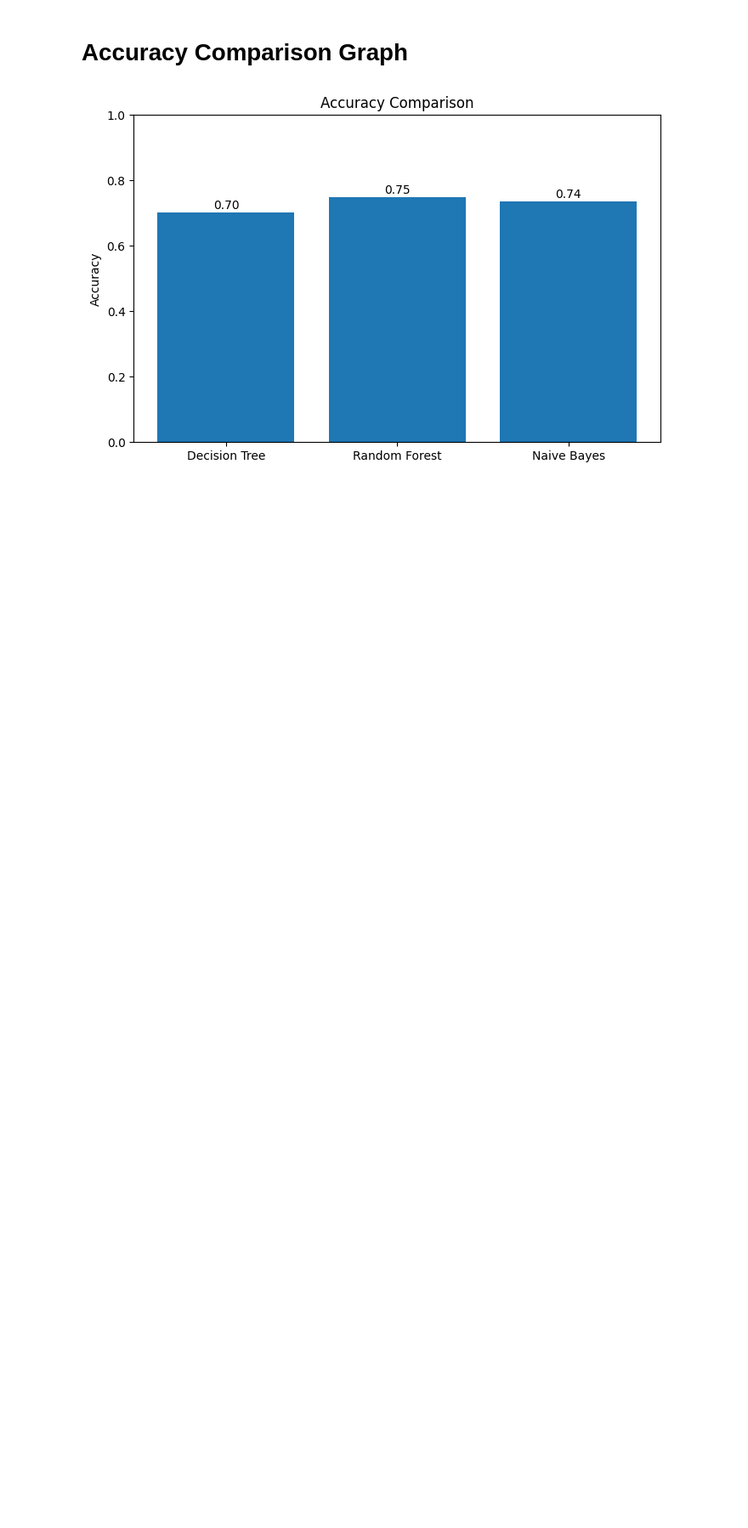
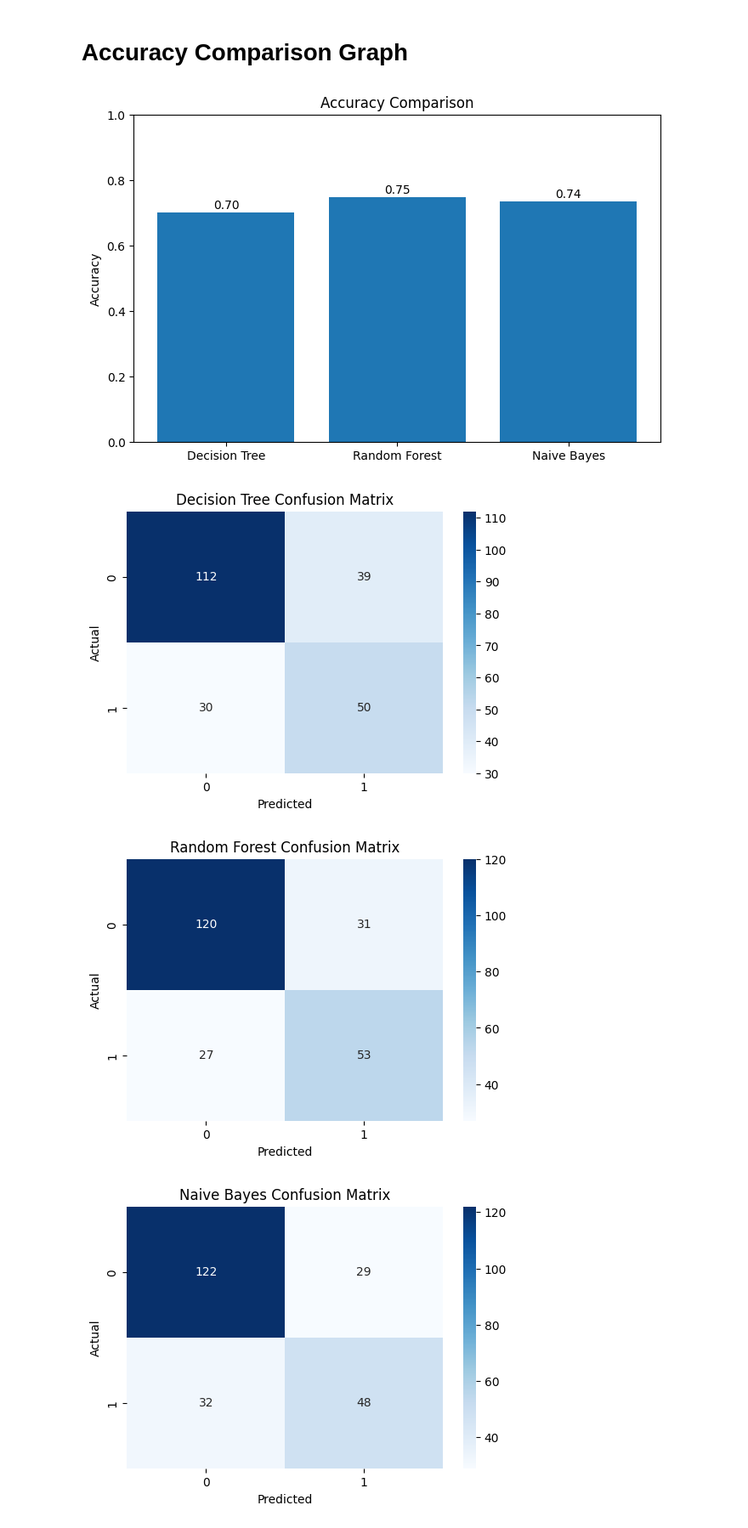
Before and after one commit to Mr-Zainulabadin/python-lab-1, a Jupyter notebook: GA_Wrapper_Feature_Selection_From_Scratch.ipynb, the cells around one changed output. Shown at 85% size. Drawn from its saved outputs; the diff is of its cells as text; code cells hidden in the pictures; blank space fills up the shorter version.

```diff
--- a/GA_Wrapper_Feature_Selection_From_Scratch.ipynb
+++ b/GA_Wrapper_Feature_Selection_From_Scratch.ipynb
@@ -583,3 +565,26 @@ for i, value in enumerate(accuracies):
 plt.show()
 # %% [output]
 [figure]
+# %%
+from sklearn.metrics import confusion_matrix
+import seaborn as sns
+import matplotlib.pyplot as plt
+
+# Define models and their predictions
+model_models = [dt_model, rf_model, nb_model]
+model_names = ["Decision Tree", "Random Forest", "Naive Bayes"]
+predictions = [dt_pred, rf_pred, nb_pred]
+
+for name, pred in zip(model_names, predictions):
+    plt.figure(figsize=(6, 4))
+    cm = confusion_matrix(y_test, pred)
+    sns.heatmap(cm, annot=True, fmt='d', cmap='Blues')
+    plt.title(f'{name} Confusion Matrix')
+    plt.xlabel('Predicted')
+    plt.ylabel('Actual')
+    plt.show()
+    print("\n")
+# %% [output]
+[figure, added]
+[figure, added]
+[figure, added]
```
Also changed, not shown: parts of 21 cells of this notebook.
